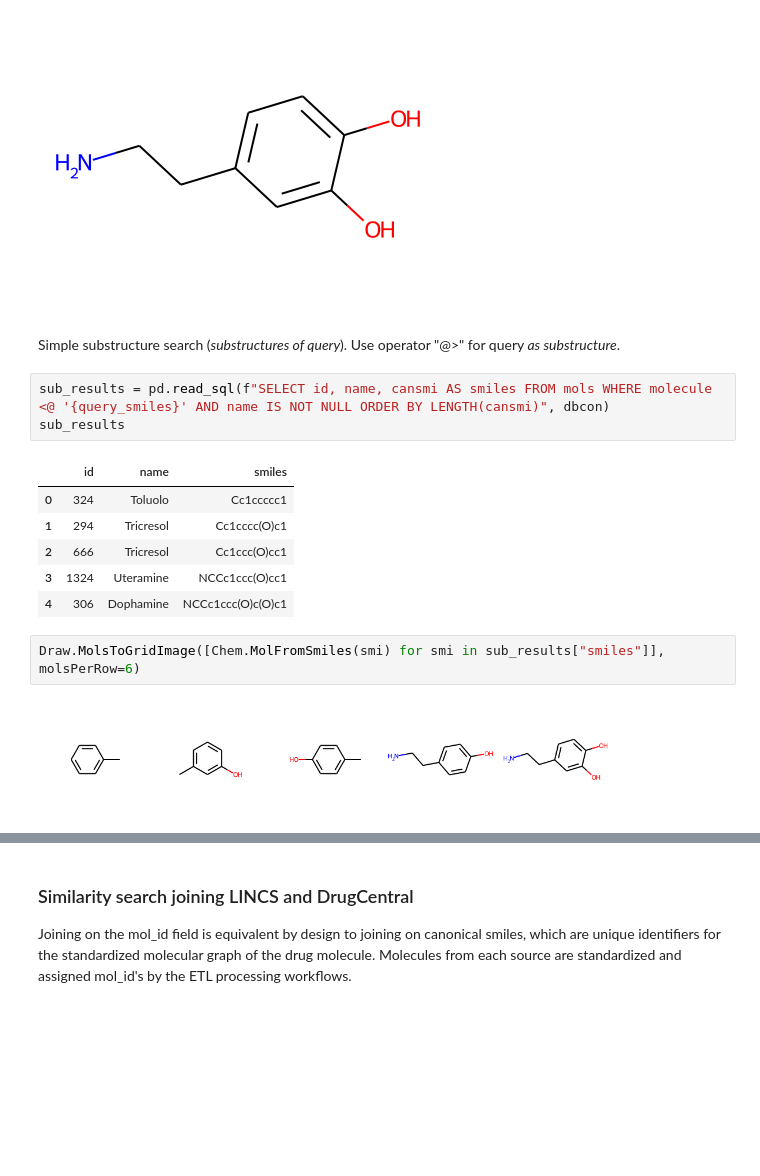
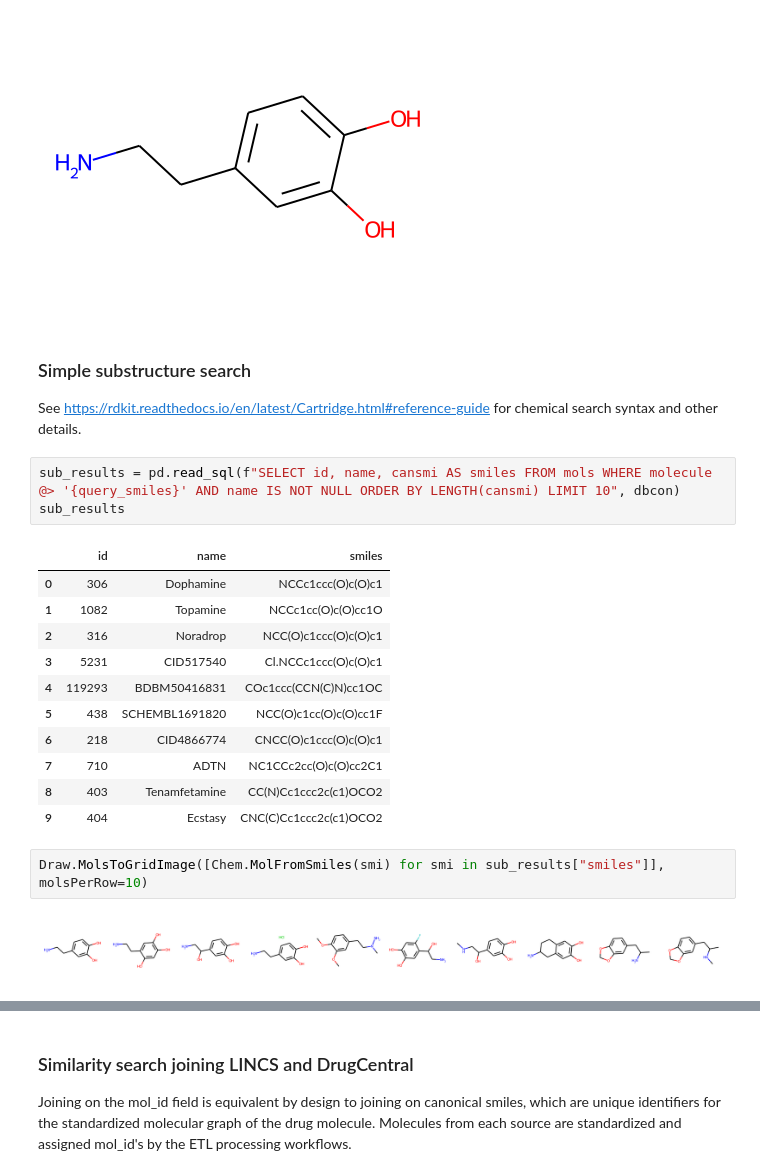
Before and after one commit to unmtransinfo/CFChemDb, a Jupyter notebook: notebooks/CFChemDb_RDKit_Colaboratory_Demo.ipynb, the cells around one changed output, grey strips where cells are left out. Cells and saved outputs as stored; diff of their text form; blank space fills up the shorter version.

```diff
--- a/notebooks/CFChemDb_RDKit_Colaboratory_Demo.ipynb
+++ b/notebooks/CFChemDb_RDKit_Colaboratory_Demo.ipynb
@@ -185,19 +189,25 @@ query_smiles = "NCCc1ccc(O)c(O)c1"
 Draw.MolToImage(Chem.MolFromSmiles(query_smiles), size=(400, 300))
 # %% [output]
 [figure]
-# %% [markdown]
-Simple substructure search (_substructures of query_). Use operator "@>" for query _as substructure_.
+# %% [markdown]
+### Simple substructure search
+See https://rdkit.readthedocs.io/en/latest/Cartridge.html#reference-guide for chemical search syntax and other details.
 # %%
-sub_results = pd.read_sql(f"SELECT id, name, cansmi AS smiles FROM mols WHERE molecule <@ '{query_smiles}' AND name IS NOT NULL ORDER BY LENGTH(cansmi)", dbcon)
+sub_results = pd.read_sql(f"SELECT id, name, cansmi AS smiles FROM mols WHERE molecule @> '{query_smiles}' AND name IS NOT NULL ORDER BY LENGTH(cansmi) LIMIT 10", dbcon)
 sub_results
 # %% [output]
 |  | id | name | smiles |
-| 0 | 324 | Toluolo | Cc1ccccc1 |
-| 1 | 294 | Tricresol | Cc1cccc(O)c1 |
-| 2 | 666 | Tricresol | Cc1ccc(O)cc1 |
-| 3 | 1324 | Uteramine | NCCc1ccc(O)cc1 |
-| 4 | 306 | Dophamine | NCCc1ccc(O)c(O)c1 |
+| 0 | 306 | Dophamine | NCCc1ccc(O)c(O)c1 |
+| 1 | 1082 | Topamine | NCCc1cc(O)c(O)cc1O |
+| 2 | 316 | Noradrop | NCC(O)c1ccc(O)c(O)c1 |
+| 3 | 5231 | CID517540 | Cl.NCCc1ccc(O)c(O)c1 |
+| 4 | 119293 | BDBM50416831 | COc1ccc(CCN(C)N)cc1OC |
+| 5 | 438 | SCHEMBL1691820 | NCC(O)c1cc(O)c(O)cc1F |
+| 6 | 218 | CID4866774 | CNCC(O)c1ccc(O)c(O)c1 |
+| 7 | 710 | ADTN | NC1CCc2cc(O)c(O)cc2C1 |
+| 8 | 403 | Tenamfetamine | CC(N)Cc1ccc2c(c1)OCO2 |
+| 9 | 404 | Ecstasy | CNC(C)Cc1ccc2c(c1)OCO2 |
 # %%
-Draw.MolsToGridImage([Chem.MolFromSmiles(smi) for smi in sub_results["smiles"]], molsPerRow=6)
+Draw.MolsToGridImage([Chem.MolFromSmiles(smi) for smi in sub_results["smiles"]], molsPerRow=10)
 # %% [output]
-[figure, old version]
+[figure, new version]
```
Also changed, not shown: parts of 10 cells of this notebook.
